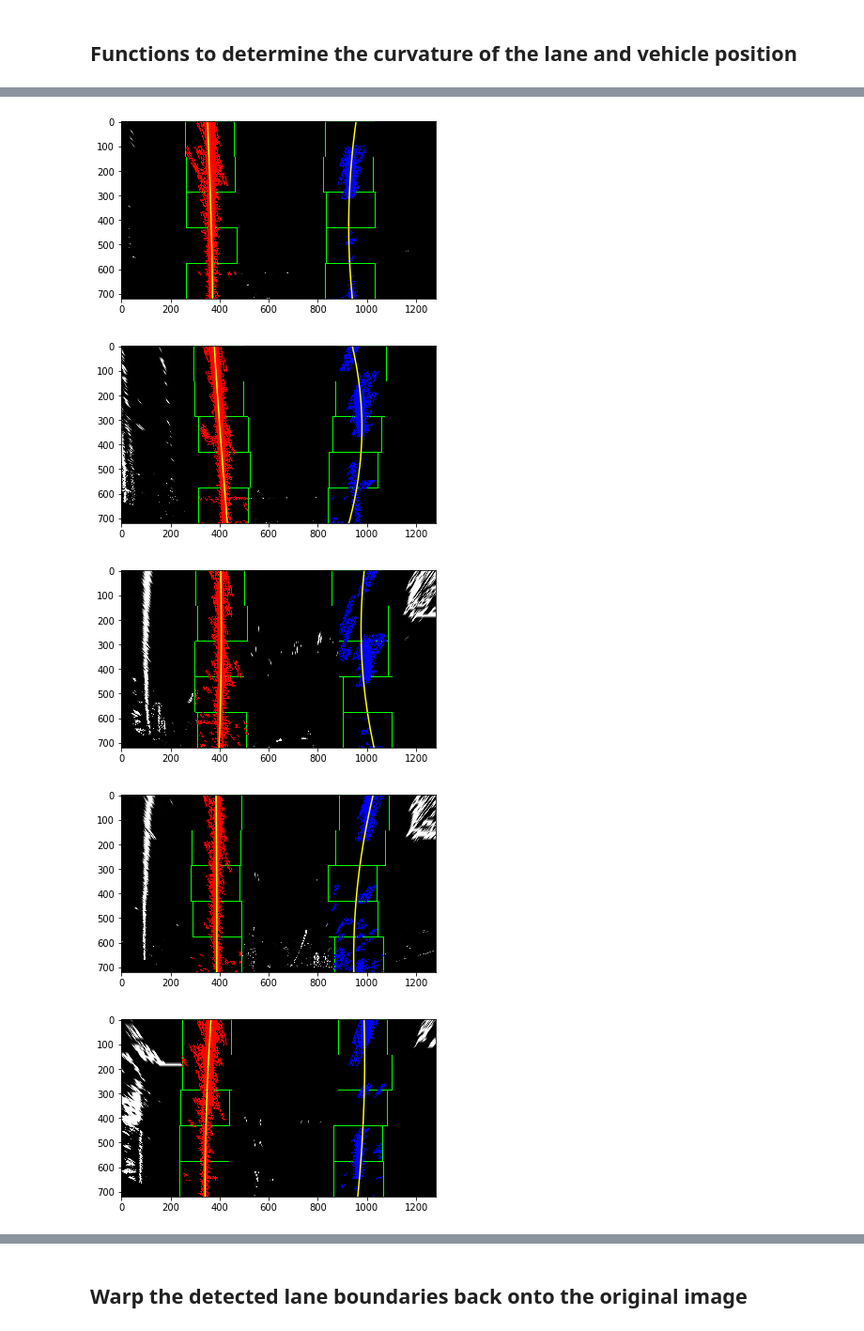
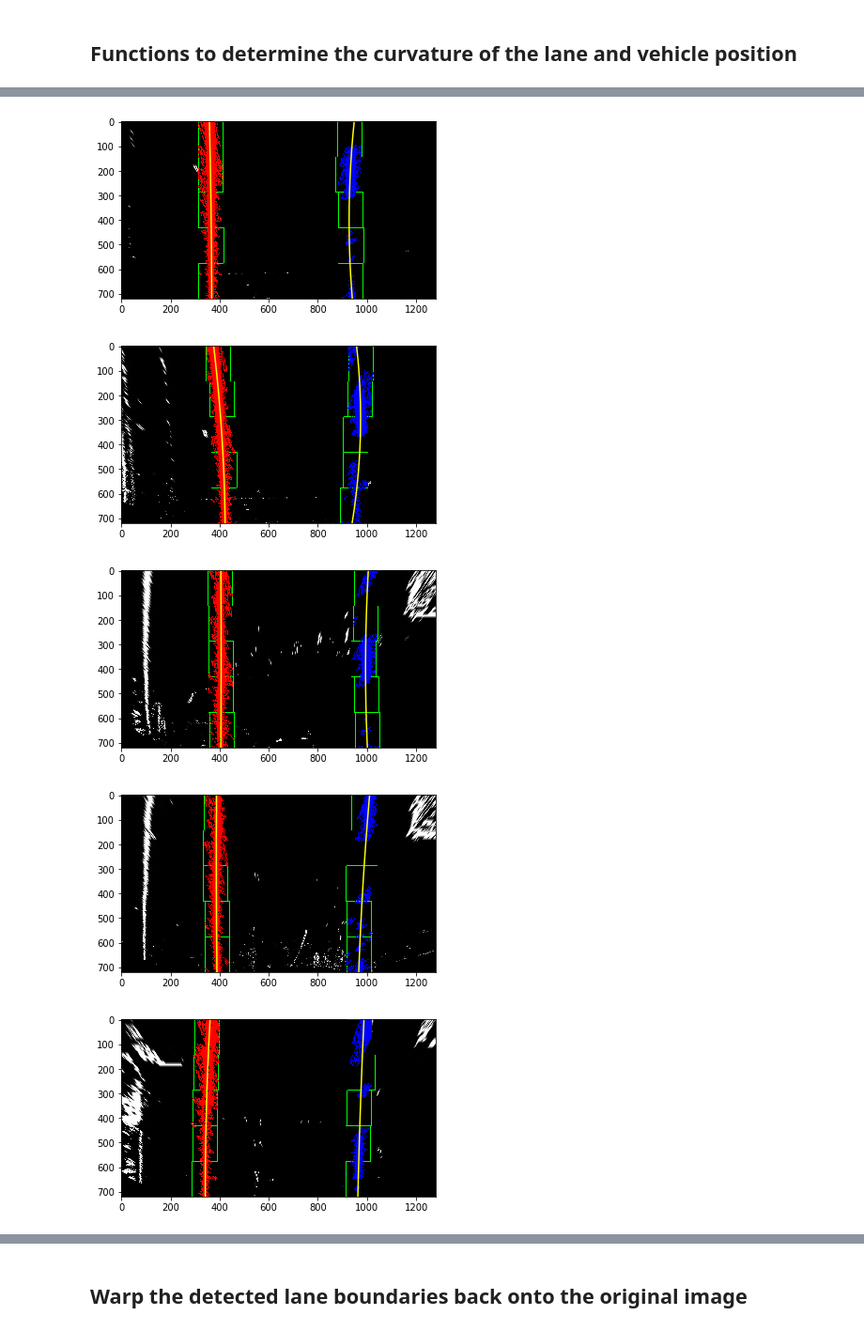
Before and after one commit to bdutta6/CarND-Advanced-Lane-Lines, a Jupyter notebook: AdvanceLaneFinding.ipynb, the cells around one changed output, grey strips where cells are left out. Shown at 94% size. Saved outputs shown, nothing was run; the diff lists cells and outputs as text; code cells hidden in the pictures.

```diff
--- a/AdvanceLaneFinding.ipynb
+++ b/AdvanceLaneFinding.ipynb
@@ -242,7 +251,7 @@ def find_lane_pixels(binary_warped):
     # Choose the number of sliding windows
     nwindows = 5
     # Set the width of the windows +/- margin
-    margin = 100
+    margin = 50
     # Set minimum number of pixels found to recenter window
     minpix = 50
 
@@ -306,12 +315,12 @@ def find_lane_pixels(binary_warped):
     rightx = nonzerox[right_lane_inds]
     righty = nonzeroy[right_lane_inds]
 
-    return leftx, lefty, rightx, righty, out_img
+    return leftx, lefty, rightx, righty, out_img, left_lane_inds, right_lane_inds
 
 
 def fit_polynomial(binary_warped):
     # Find our lane pixels first
-    leftx, lefty, rightx, righty, out_img = find_lane_pixels(binary_warped)
+    leftx, lefty, rightx, righty, out_img, left_lane_inds, right_lane_inds = find_lane_pixels(binary_warped)
 
     # Fit a second order polynomial to each using `np.polyfit`
     left_fit = np.polyfit(lefty, leftx, 2)
@@ -335,7 +344,7 @@ def fit_polynomial(binary_warped):
 
 
 
-    return [out_img, left_fitx, right_fitx, ploty]
+    return [out_img, left_fitx, right_fitx, ploty, left_fit, right_fit, left_lane_inds, right_lane_inds]
 
 warped_images2 = glob.glob('./warped_images/*.jpg')
 #print(raw_images)
@@ -344,7 +353,7 @@ for fname6 in warped_images2:
     plt.figure()
     img6 = cv2.imread(fname6)
     img6_gray = cv2.cvtColor(img6,cv2.COLOR_BGR2GRAY)
-    lane_fitted_images, left_fitx, right_fitx, ploty = fit_polynomial(img6_gray)
+    lane_fitted_images, left_fitx, right_fitx, ploty, left_fit, right_fit, left_lane_inds, right_lane_inds = fit_polynomial(img6_gray)
     cv2.imwrite(os.path.join('./lane_fitted_images/',fname6[16:]), lane_fitted_images)
     #print(fname6[14:])
     #lr,rr=measure_curvature_real(ploty, left_fitx, right_fitx)
@@ -496,24 +515,30 @@ def measure_curvature_pixels(ploty, left_fit, right_fit):
 
     return left_curverad, right_curverad
 
-def measure_curvature_real(ploty, left_fit_cr, right_fit_cr):
+def measure_curvature_real(img6_gray, ploty, left_fit, right_fit):
     '''
     Calculates the curvature of polynomial functions in meters.
     '''
+    prev_lane_fitted_images, left_fit, right_fit, ploty, left_fitx, right_fitx, leftx, lefty, rightx, righty, left_lane_inds, right_lane_inds = search_around_poly(img6_gray, left_fit, right_fit)
+
     # Define conversions in x and y from pixels space to meters
-    ym_per_pix = 3.048/100 # meters per pixel in y dimension
-    xm_per_pix = 3.7/378 # meters per pixel in x dimension
+    ym_per_pix = 3/100 # meters per pixel in y dimension
+    xm_per_pix = 3.7/400 # meters per pixel in x dimension
 
     # Define y-value where we want radius of curvature
     # We'll choose the maximum y-value, corresponding to the bottom of the image
     y_eval = np.max(ploty)
-    #left_fit_cr = np.polyfit(lefty*ym_per_pix, leftx*xm_per_pix, 2)
-    #right_fit_cr = np.polyfit(righty*ym_per_pix, rightx*xm_per_pix, 2)
+    left_fit_cr = np.polyfit(lefty*ym_per_pix, leftx*xm_per_pix, 2)
+    right_fit_cr = np.polyfit(righty*ym_per_pix, rightx*xm_per_pix, 2)
     # Calculation of R_curve (radius of curvature)
+    #left_curverad = ((1 + (2*left_fit_cr[0]*y_eval*ym_per_pix + left_fit_cr[1])**2)**1.5) / np.absolute(2*left_fit_cr[0])
+    #right_curverad = ((1 + (2*right_fit_cr[0]*y_eval*ym_per_pix + right_fit_cr[1])**2)**1.5) / np.absolute(2*right_fit_cr[0])
+        #left_fit_cr = np.polyfit(lefty*ym_per_pix, leftx*xm_per_pix, 2)
+        #right_fit_cr = np.polyfit(righty*ym_per_pix, rightx*xm_per_pix, 2)
+        # Calculate the new radii of curvature
     left_curverad = ((1 + (2*left_fit_cr[0]*y_eval*ym_per_pix + left_fit_cr[1])**2)**1.5) / np.absolute(2*left_fit_cr[0])
     right_curverad = ((1 + (2*right_fit_cr[0]*y_eval*ym_per_pix + right_fit_cr[1])**2)**1.5) / np.absolute(2*right_fit_cr[0])
-
-    return left_curverad, right_curverad
+    return left_curverad, right_curverad, 0
 
 warped_images2 = glob.glob('./warped_images/*.jpg')
 #print(raw_images)
@@ -522,8 +547,8 @@ for fname6 in warped_images2:
     plt.figure()
     img6 = cv2.imread(fname6)
     img6_gray = cv2.cvtColor(img6,cv2.COLOR_BGR2GRAY)
-    lane_fitted_images, left_fitx, right_fitx, ploty = fit_polynomial(img6_gray)
-    lr,rr=measure_curvature_real(ploty, left_fitx, right_fitx)
+    lane_fitted_images, left_fitx, right_fitx, ploty, left_fit, right_fit, left_lane_inds, right_lane_inds = fit_polynomial(img6_gray)
+    lr,rr, off_center=measure_curvature_real(img6_gray,ploty, left_fit, right_fit)
     print(lr,rr)
 
     plt.imshow(lane_fitted_images)
@@ -544,5 +569,5 @@ for fname6 in warped_images2:
-[figure, old version]
+[figure, new version]
-[figure, old version]
+[figure, new version]
-[figure, old version]
+[figure, new version]
-[figure, old version]
+[figure, new version]
-[figure, old version]
+[figure, new version]
```
Also changed, not shown: parts of 8 cells of this notebook, 26 other files.
